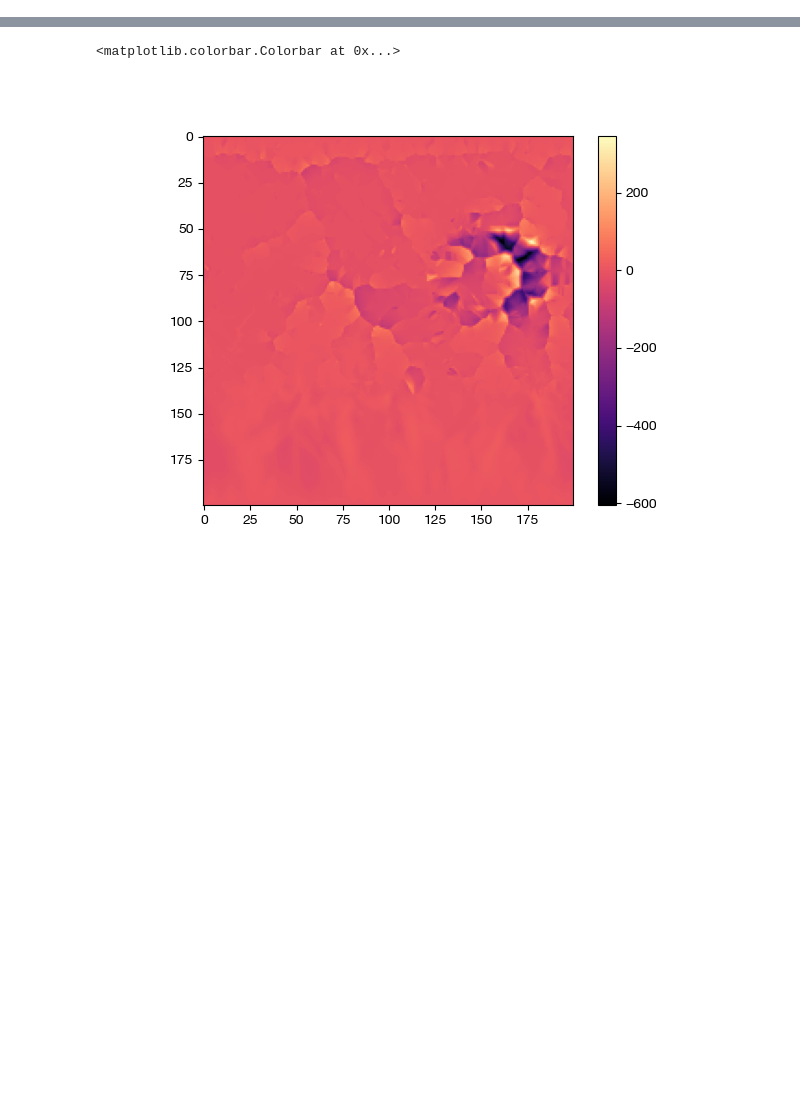
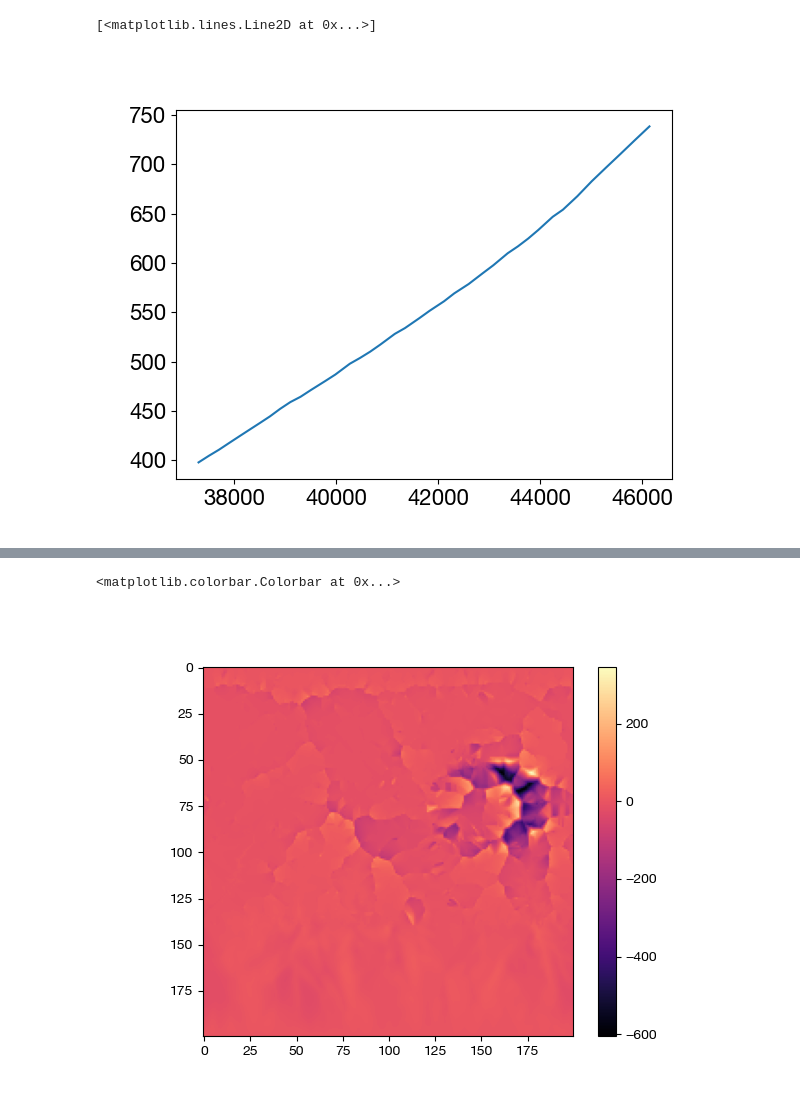
Before and after one commit to bgailleton/CHONK, a Jupyter notebook: paper_example/true_paper_example/section_tooleffect_PP.ipynb, the cells around one changed output, grey strips where cells are left out. Drawn from its saved outputs; the diff is of its cells as text; code cells hidden in the pictures; blank space fills up the shorter version.

```diff
--- a/paper_example/true_paper_example/section_tooleffect_PP.ipynb
+++ b/paper_example/true_paper_example/section_tooleffect_PP.ipynb
@@ -101,0 +126,28 @@ cb = ax.scatter(oriv["X"], oriv["Y"], c = "b", lw =0, s = 4)
+# %%
+dfo = pd.read_csv("oriv.csv")
+dfte = pd.read_csv("TE4Myrs.csv")
+dfnote = pd.read_csv("NoTE4Myrs.csv")
+dfo_full = pd.read_csv("oriv_full.csv")
+dfte_full = pd.read_csv("TE5Myrs_full.csv")
+dfnote_full = pd.read_csv("NoTE5Myrs_full.csv")
+
+# for tdf in [dfo, dfte, dfnote]:
+tsk = dfo["key"][dfo["flow_distance"] == dfo["flow_distance"].max()].values[0]
+dfo = dfo[dfo["key"] == tsk]
+tsk = dfte["key"][dfte["flow_distance"] == dfte["flow_distance"].max()].values[0]
+dfte = dfte[dfte["key"] == tsk]
+tsk = dfnote["key"][dfnote["flow_distance"] == dfnote["flow_distance"].max()].values[0]
+dfnote = dfnote[dfnote["key"] == tsk]
+
+cmap = matplotlib.cm.get_cmap('Spectral')
+
+norm = matplotlib.colors.Normalize(vmin=dfo["key"].min(), vmax=dfo["key"].max())
+
+rgba = cmap(0.5)
+
+
+fig,ax = plt.subplots()
+ax.plot(dfo.flow_distance,dfo.Z)
+# %% [output]
+[<matplotlib.lines.Line2D at 0x...>]
+[figure, added]
```
Also changed, not shown: parts of 7 cells of this notebook, 3 other files.
